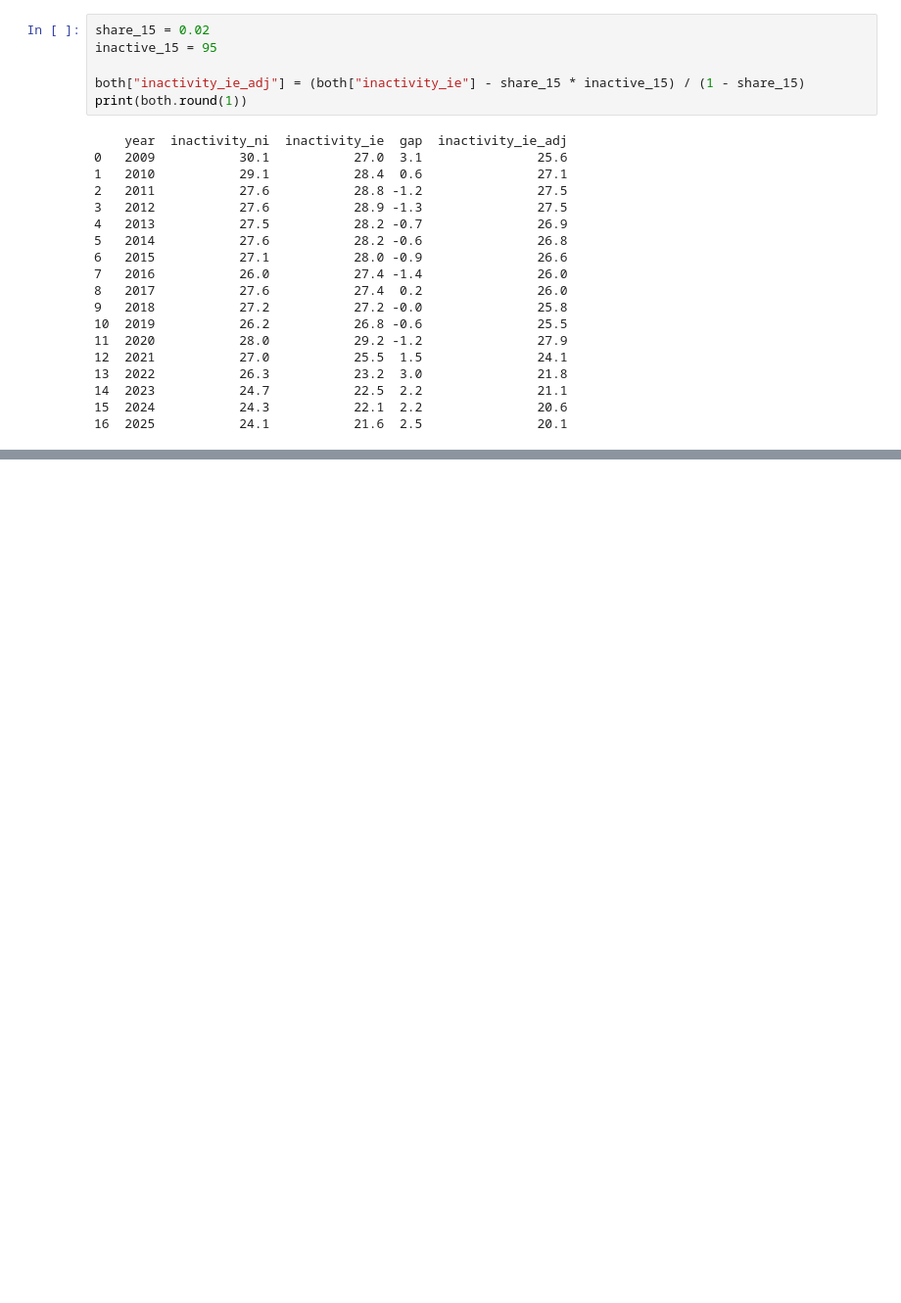
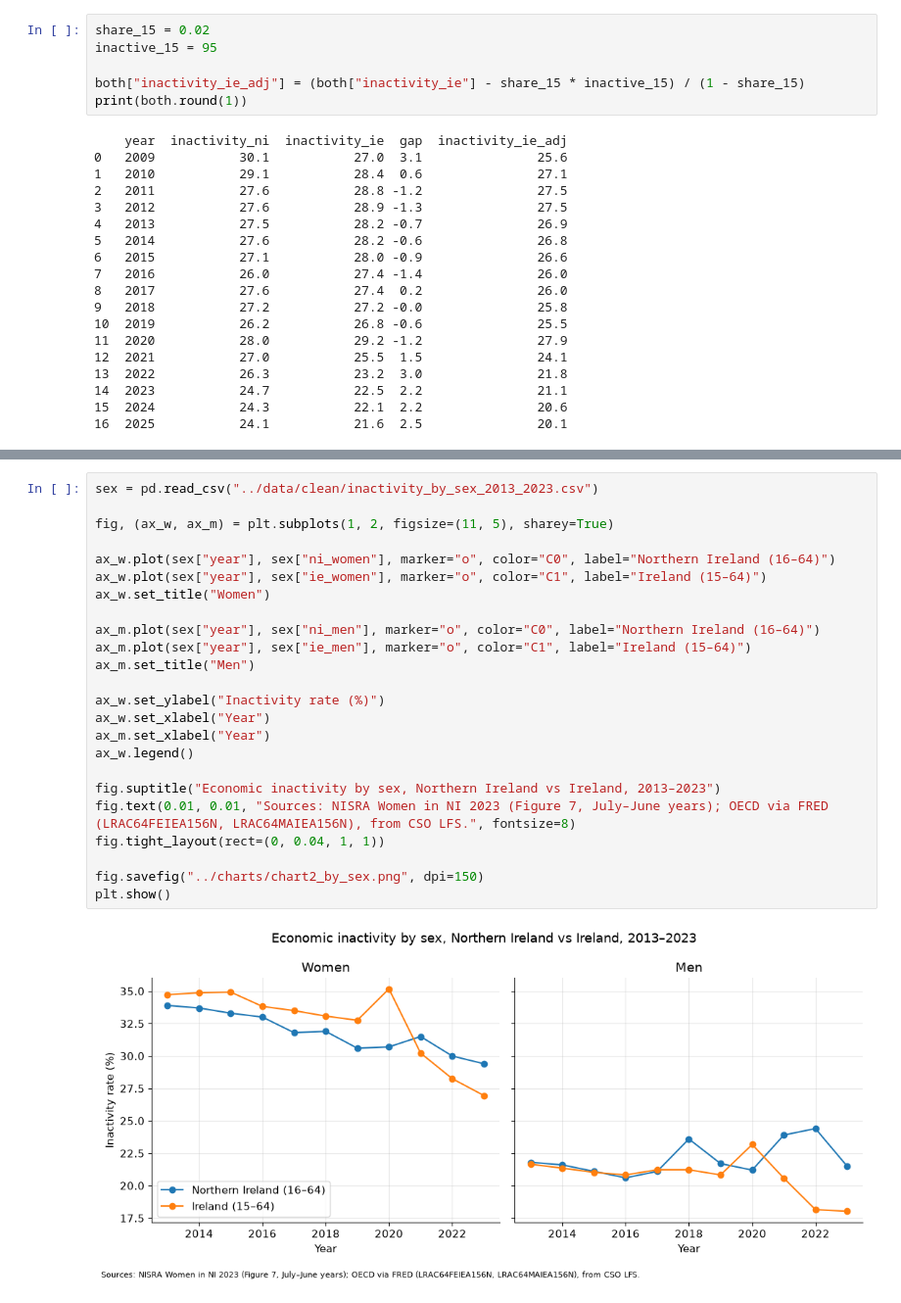
Before and after one commit to terrrylu/ni-ireland-inactivity, a Jupyter notebook: notebooks/02_charts.ipynb, the cells around one changed output, grey strips where cells are left out. Shown at 98% size. Drawn from its saved outputs; the diff is of its cells as text; blank space fills up the shorter version.

```diff
--- a/notebooks/02_charts.ipynb
+++ b/notebooks/02_charts.ipynb
@@ -57,0 +66,26 @@ plt.show()
+# %%
+sex = pd.read_csv("../data/clean/inactivity_by_sex_2013_2023.csv")
+
+fig, (ax_w, ax_m) = plt.subplots(1, 2, figsize=(11, 5), sharey=True)
+
+ax_w.plot(sex["year"], sex["ni_women"], marker="o", color="C0", label="Northern Ireland (16–64)")
+ax_w.plot(sex["year"], sex["ie_women"], marker="o", color="C1", label="Ireland (15–64)")
+ax_w.set_title("Women")
+
+ax_m.plot(sex["year"], sex["ni_men"], marker="o", color="C0", label="Northern Ireland (16–64)")
+ax_m.plot(sex["year"], sex["ie_men"], marker="o", color="C1", label="Ireland (15–64)")
+ax_m.set_title("Men")
+
+ax_w.set_ylabel("Inactivity rate (%)")
+ax_w.set_xlabel("Year")
+ax_m.set_xlabel("Year")
+ax_w.legend()
+
+fig.suptitle("Economic inactivity by sex, Northern Ireland vs Ireland, 2013–2023")
+fig.text(0.01, 0.01, "Sources: NISRA Women in NI 2023 (Figure 7, July–June years); OECD via FRED (LRAC64FEIEA156N, LRAC64MAIEA156N), from CSO LFS.", fontsize=8)
+fig.tight_layout(rect=(0, 0.04, 1, 1))
+
+fig.savefig("../charts/chart2_by_sex.png", dpi=150)
+plt.show()
+# %% [output]
+[figure, added]
```
Also changed, not shown: parts of 3 cells of this notebook, 6 other files.
